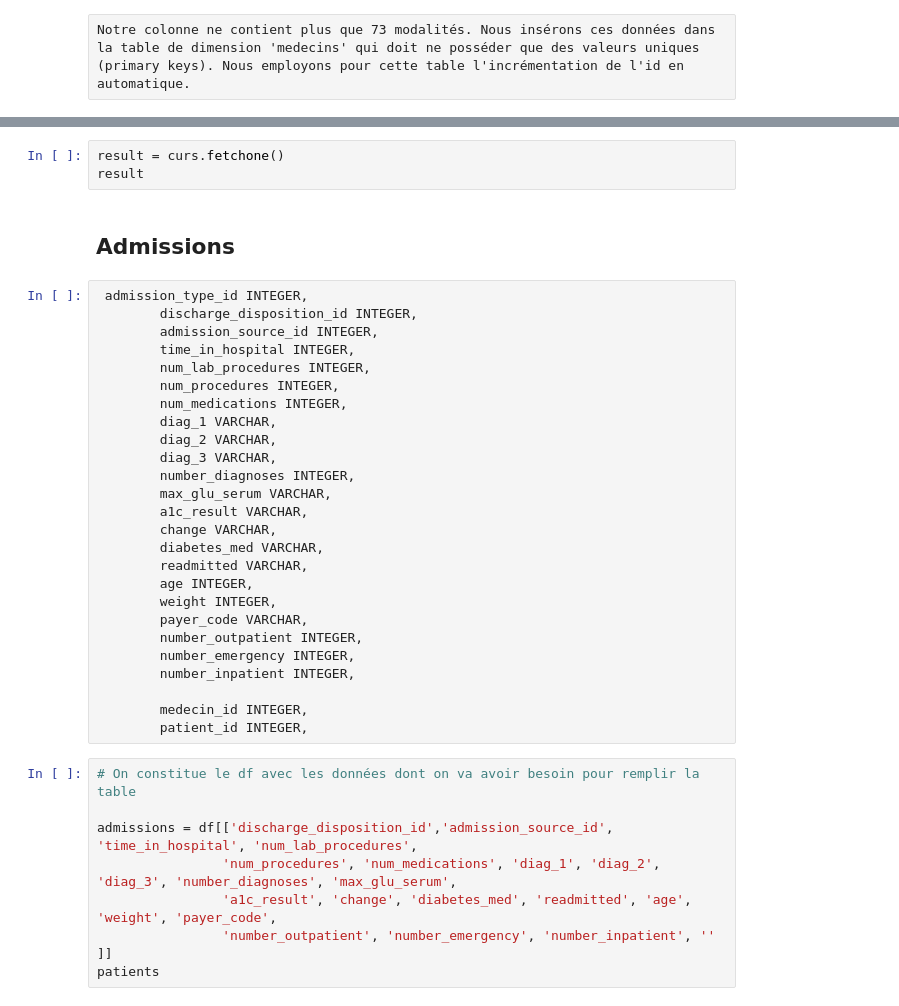
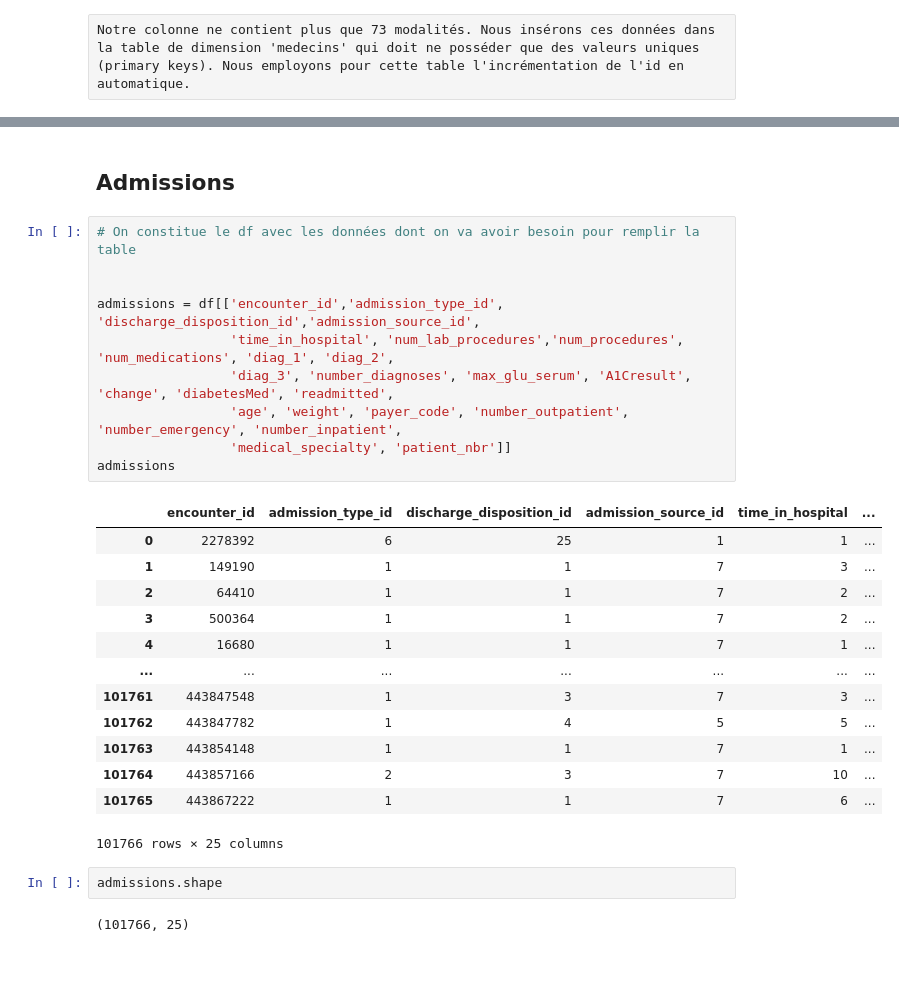
Before and after one commit to Gwendelina/130US_diabete, a Jupyter notebook: Creation BDD/Creation_BDD.ipynb, the cells around one changed output, grey strips where cells are left out. Cells and saved outputs as stored; diff of their text form; blank space fills up the shorter version.

```diff
--- a/Creation BDD/Creation_BDD.ipynb
+++ b/Creation BDD/Creation_BDD.ipynb
@@ -473,39 +542,30 @@ verif_2
-# %%
-result = curs.fetchone()
-result
 # %% [markdown]
 ## Admissions
-# %%
- admission_type_id INTEGER,
-        discharge_disposition_id INTEGER,
-        admission_source_id INTEGER,
-        time_in_hospital INTEGER,
-        num_lab_procedures INTEGER,
-        num_procedures INTEGER,
-        num_medications INTEGER,
-        diag_1 VARCHAR,
-        diag_2 VARCHAR,
-        diag_3 VARCHAR,
-        number_diagnoses INTEGER,
-        max_glu_serum VARCHAR,
-        a1c_result VARCHAR,
-        change VARCHAR,
-        diabetes_med VARCHAR,
-        readmitted VARCHAR,
-        age INTEGER,
-        weight INTEGER,
-        payer_code VARCHAR,
-        number_outpatient INTEGER,
-        number_emergency INTEGER,
-        number_inpatient INTEGER,
-
-        medecin_id INTEGER,
-        patient_id INTEGER,
 # %%
 # On constitue le df avec les données dont on va avoir besoin pour remplir la table
 
-admissions = df[['discharge_disposition_id','admission_source_id', 'time_in_hospital', 'num_lab_procedures',
-                'num_procedures', 'num_medications', 'diag_1', 'diag_2', 'diag_3', 'number_diagnoses', 'max_glu_serum',
-                'a1c_result', 'change', 'diabetes_med', 'readmitted', 'age', 'weight', 'payer_code',
-                'number_outpatient', 'number_emergency', 'number_inpatient', ''  ]]
-patients
+
+admissions = df[['encounter_id','admission_type_id', 'discharge_disposition_id','admission_source_id',
+                 'time_in_hospital', 'num_lab_procedures','num_procedures', 'num_medications', 'diag_1', 'diag_2',
+                 'diag_3', 'number_diagnoses', 'max_glu_serum', 'A1Cresult', 'change', 'diabetesMed', 'readmitted',
+                 'age', 'weight', 'payer_code', 'number_outpatient', 'number_emergency', 'number_inpatient',
+                 'medical_specialty', 'patient_nbr']]
+admissions
+# %% [output]
+|  | encounter_id | admission_type_id | discharge_disposition_id | admission_source_id | time_in_hospital | ... |
+| 0 | 2278392 | 6 | 25 | 1 | 1 | ... |
+| 1 | 149190 | 1 | 1 | 7 | 3 | ... |
+| 2 | 64410 | 1 | 1 | 7 | 2 | ... |
+| 3 | 500364 | 1 | 1 | 7 | 2 | ... |
+| 4 | 16680 | 1 | 1 | 7 | 1 | ... |
+| ... | ... | ... | ... | ... | ... | ... |
+| 101761 | 443847548 | 1 | 3 | 7 | 3 | ... |
+| 101762 | 443847782 | 1 | 4 | 5 | 5 | ... |
+| 101763 | 443854148 | 1 | 1 | 7 | 1 | ... |
+| 101764 | 443857166 | 2 | 3 | 7 | 10 | ... |
+| 101765 | 443867222 | 1 | 1 | 7 | 6 | ... |
+101766 rows × 25 columns
+# %%
+admissions.shape
+# %% [output]
+(101766, 25)
```
Also changed, not shown: parts of 15 cells of this notebook, 1 other file.
